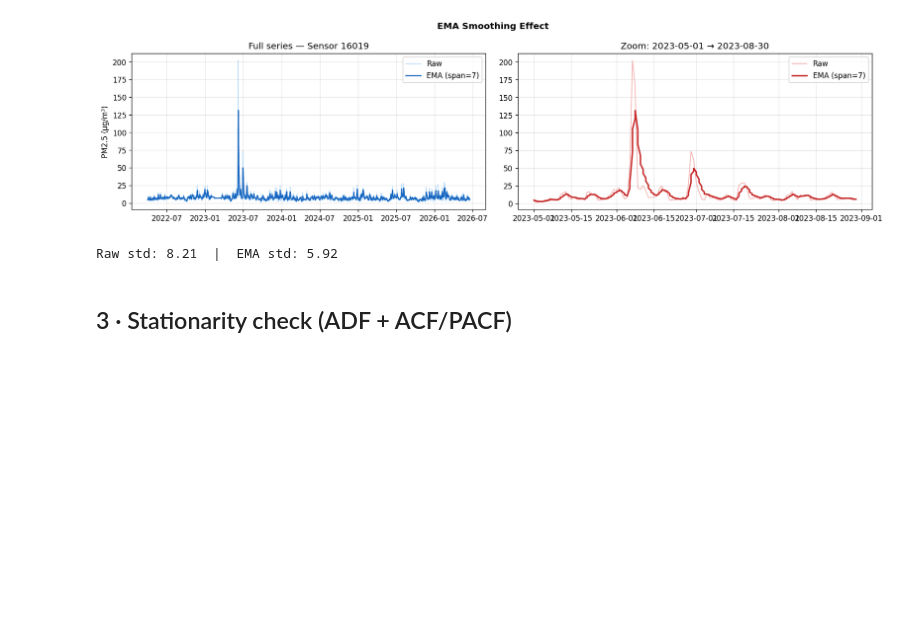
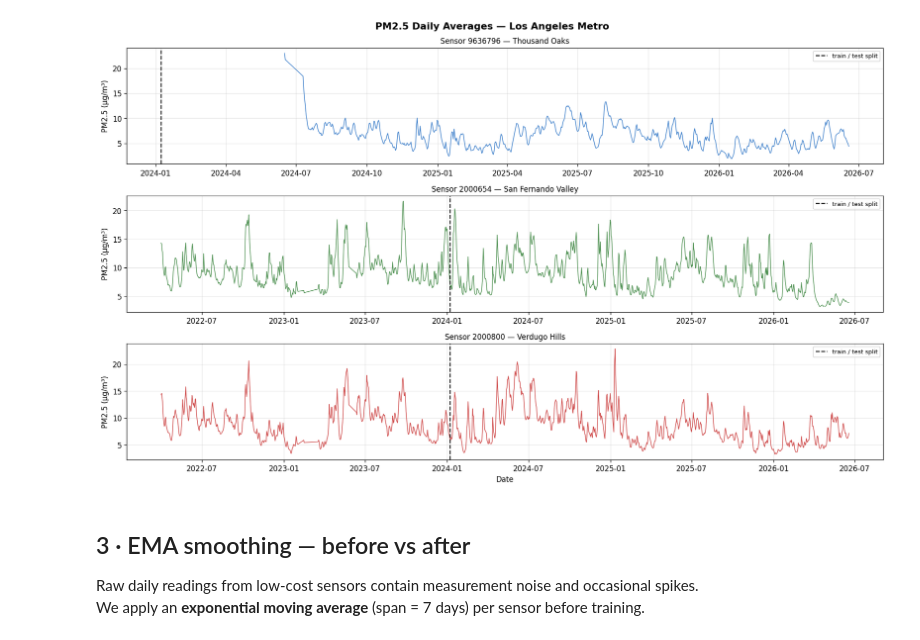
Before and after one commit to siwa-p/Air-quality-monitoring-and-prediction-using-PurpleAir-data, a Jupyter notebook: notebooks/eda_01.ipynb, the cells around one changed output. Saved outputs shown, nothing was run; the diff lists cells and outputs as text; code cells hidden in the pictures; blank space fills up the shorter version.

```diff
--- a/notebooks/eda_01.ipynb
+++ b/notebooks/eda_01.ipynb
@@ -41,16 +94,0 @@ Date range: 2022-04-01 → 2026-06-17
-# %%
-fig, axes = plt.subplots(3, 1, figsize=(15, 9), sharex=False)
-palette = ['#1565C0', '#2E7D32', '#C62828']
-
-for ax, sid, color in zip(axes, [16019, 25527, 2910], palette):
-    d = merged[merged['sensor_index'] == sid].sort_values('time_stamp')
-    ax.plot(d['time_stamp'], d['pm25'], color=color, lw=0.9, alpha=0.85)
-    ax.axvline(pd.Timestamp(TEST_DATE), color='black', ls='--', lw=1.4, label='train / test split')
-    ax.set_title(f'Sensor {sid} — {SENSOR_NAMES.get(sid, sid)}', fontsize=10)
-    ax.set_ylabel('PM2.5 (µg/m³)')
-    ax.legend(fontsize=8)
-
-axes[-1].set_xlabel('Date')
-fig.suptitle('PM2.5 Daily Averages — Philadelphia Metro', fontsize=13, fontweight='bold')
-plt.tight_layout()
-plt.show()
@@ -64,44 +112,24 @@ We apply an **exponential moving average** (span = 7 days) per sensor before tra
 # %%
-# Load raw (un-smoothed) values direct from DuckDB for the most data-rich sensor
-con = duckdb.connect(DB_PATH, read_only=True)
-raw = con.execute(
-    "SELECT time_stamp::DATE AS date, pm25 FROM raw.data_daily "
-    "WHERE sensor_index = 16019 ORDER BY time_stamp"
-).df()
-con.close()
-raw['date'] = pd.to_datetime(raw['date'])
-raw['sensor_index'] = 16019
-raw['time_stamp']   = raw['date']
+fig, axes = plt.subplots(3, 1, figsize=(15, 9), sharex=False)
+palette = ['#1565C0', '#2E7D32', '#C62828']
 
-raw_smooth = apply_ema_filter(raw, 'pm25', span=7)
+for ax, sid, color in zip(axes, FOCUS_SENSORS[:3], palette):
+    d = merged[merged['sensor_index'] == sid].sort_values('time_stamp')
+    ax.plot(d['time_stamp'], d['pm25'], color=color, lw=0.9, alpha=0.85)
+    ax.axvline(pd.Timestamp(TEST_DATE), color='black', ls='--', lw=1.4, label='train / test split')
+    ax.set_title(f'Sensor {sid} — {SENSOR_NAMES.get(sid, sid)}', fontsize=10)
+    ax.set_ylabel('PM2.5 (µg/m³)')
+    ax.legend(fontsize=8)
 
-# Zoom into a 90-day window with visible spikes
-ZOOM_START, ZOOM_END = '2023-05-01', '2023-08-30'
-mask = (raw_smooth['date'] >= ZOOM_START) & (raw_smooth['date'] <= ZOOM_END)
-z = raw_smooth[mask]
-
-fig, axes = plt.subplots(1, 2, figsize=(15, 4))
-
-# Left — full series
-axes[0].plot(raw_smooth['date'], raw_smooth['pm25'],      color='#90CAF9', lw=0.8, alpha=0.7, label='Raw')
-axes[0].plot(raw_smooth['date'], raw_smooth['pm25_ema'],  color='#1565C0', lw=1.5, label='EMA (span=7)')
-axes[0].set_title('Full series — Sensor 16019')
-axes[0].set_ylabel('PM2.5 (µg/m³)')
-axes[0].legend()
-
-# Right — zoomed
-axes[1].plot(z['date'], z['pm25'],      color='#EF9A9A', lw=1,   alpha=0.85, label='Raw')
-axes[1].plot(z['date'], z['pm25_ema'],  color='#C62828', lw=2,   label='EMA (span=7)')
-axes[1].set_title(f'Zoom: {ZOOM_START} → {ZOOM_END}')
-axes[1].legend()
-
-fig.suptitle('EMA Smoothing Effect', fontsize=12, fontweight='bold')
+axes[-1].set_xlabel('Date')
+fig.suptitle('PM2.5 Daily Averages — Los Angeles Metro', fontsize=13, fontweight='bold')
 plt.tight_layout()
 plt.show()
-print(f'Raw std: {raw_smooth["pm25"].std():.2f}  |  EMA std: {raw_smooth["pm25_ema"].std():.2f}')
 # %% [output]
-[figure, old version]
+[figure, new version]
-Raw std: 8.21  |  EMA std: 5.92
 # %% [markdown]
-## 3 · Stationarity check (ADF + ACF/PACF)
+## 3 · EMA smoothing — before vs after
+
+Raw daily readings from low-cost sensors contain measurement noise and occasional spikes.
+We apply an **exponential moving average** (span = 7 days) per sensor before training.
 # %%
```
Also changed, not shown: parts of 24 cells of this notebook, 21 other files.
